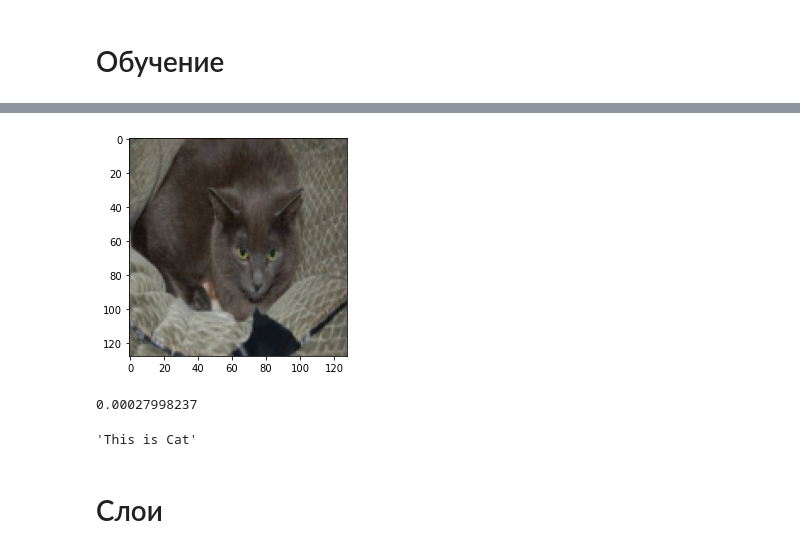
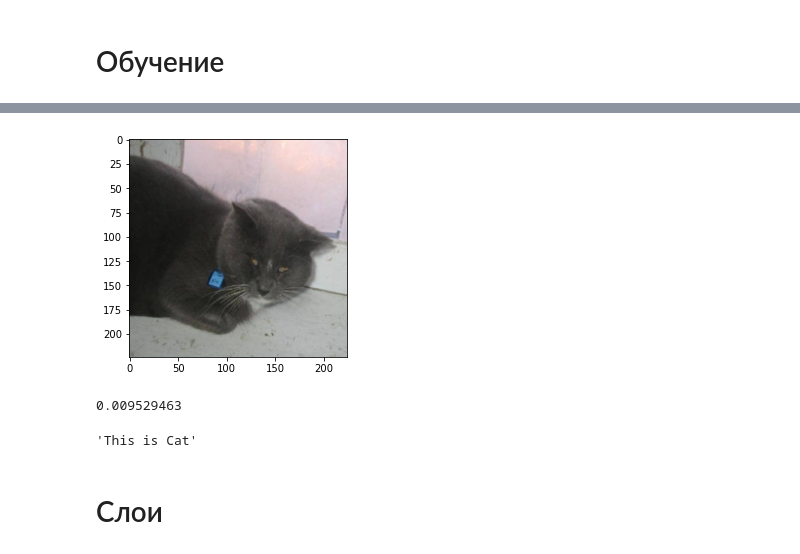
Before and after one commit to GGS111/NNtraining, a Jupyter notebook: wide_resnet50_2.ipynb, the cells around one changed output, grey strips where cells are left out. Cells and saved outputs as stored; diff of their text form; code cells hidden in the pictures.

```diff
--- a/wide_resnet50_2.ipynb
+++ b/wide_resnet50_2.ipynb
@@ -650,7 +650,7 @@ class TL_003_mehanit_onnx(Layer_06):
 
 #from DiffuseMap_03b import *
 IMAGE_SIZE = [224, 224, 3]
-TL_001 = TL_003_mehanit_onnx(imageSize = IMAGE_SIZE, last_activate='linear', device='cuda',numclasses=1000 ,show=0)
+TL_001 = TL_003_mehanit_onnx(imageSize = IMAGE_SIZE, last_activate='linear', device='cuda:1',numclasses=1000 ,show=0)
 TL_001.compile(criterion='000', optimizer='adam', lr=0.0001, momentum=0.5)
 TL_001.load_state('weights/cat_dogs_Resnet.pt')
 TL_001.eval()
@@ -685,7 +685,7 @@ dataloader = DataLoader(dataset1, batch_size=5)
 
 for gn in range(1000):
     H =TL_001.fit_dataloader_00(  \
-                None,loader=dataloader,   epochs = 2, validation_loader = None)
+                None,loader=dataloader,   epochs = 4, validation_loader = None)
     plt.figure(figsize=(5,5))
     plt.axes().set_aspect('equal')
     plt.plot(H.history['loss'], label='training loss')
@@ -729,36 +742,36 @@ def resize(pimage):
     numpyarray = np.asarray(bytes, dtype=np.uint8)
     image = cv2.imdecode(numpyarray,cv2.IMREAD_COLOR)
     stream.close()
 
     bw_ = cv2.cvtColor(image, cv2.COLOR_BGR2RGB )
     if( bw_.shape[0]== -256 ) and (bw_.shape[1]==256) :
 
         resize_image = self.downscale_2(bw_)
         #resize_image =  bw_
     else:
-        resize_image = cv2.resize(bw_, (128,128), interpolation = cv2.INTER_AREA)
+        resize_image = cv2.resize(bw_, (224,224), interpolation = cv2.INTER_AREA)
 
 
     return resize_image/255
 
 def check_nn(path):
     files = []
     for file in os.listdir(path):
         files.append(path+file)
     shuffle(files)
     resize_image = resize(files[0])
     plt.imshow(resize_image)
     plt.show()
     value = TL_001(np.expand_dims(resize_image,0))[0][0]
     print(value)
     if value < 0.5:
         return 'This is Cat'
     else:
         return 'This is Dog'
 check_nn('dataset/test_set/test/')
 # %% [output]
-[figure, old version]
+[figure, new version]
-0.00027998237
+0.009529463
 'This is Cat'
 # %% [markdown]
 # Слои
```
Also changed, not shown: parts of 3 cells of this notebook, 18 other files.
